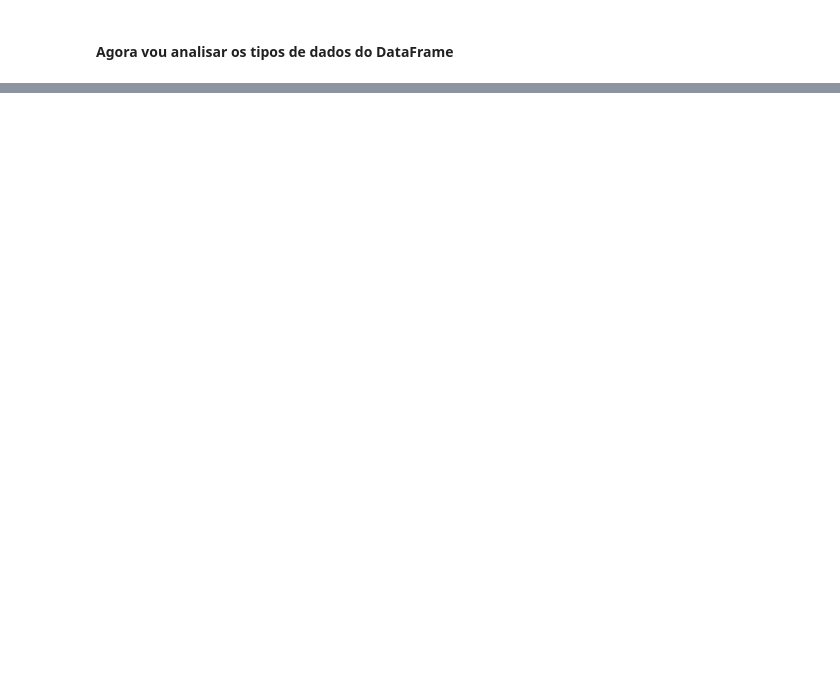
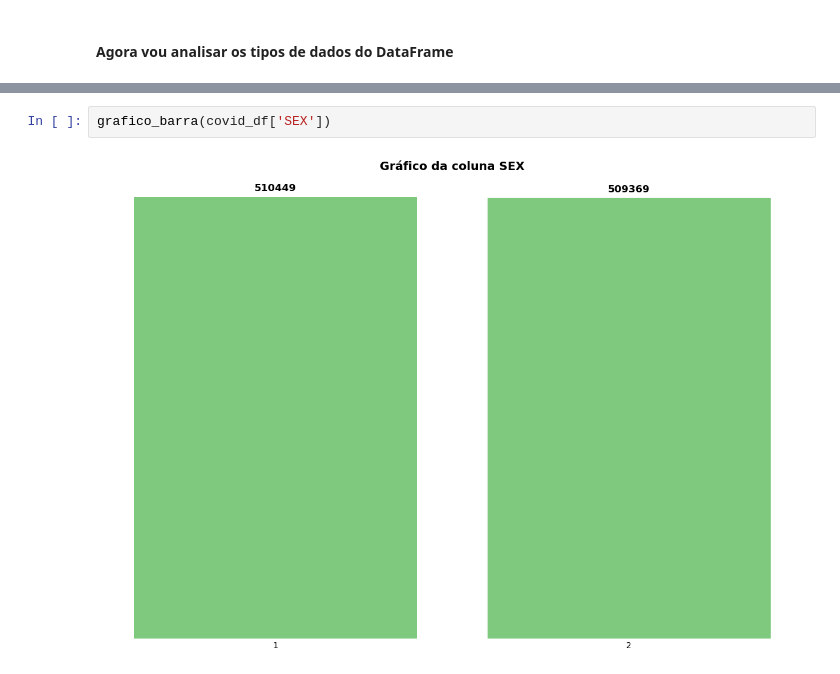
Before and after one commit to LucasSantos875478/proj_covid, a Jupyter notebook: proj_covid19.ipynb, the cells around one changed output, grey strips where cells are left out. Drawn from its saved outputs; the diff is of its cells as text; blank space fills up the shorter version.

```diff
--- a/proj_covid19.ipynb
+++ b/proj_covid19.ipynb
@@ -151,0 +253,4 @@ dtype: object
+# %%
+grafico_barra(covid_df['SEX'])
+# %% [output]
+[figure, added]
```
Also changed, not shown: parts of 53 cells of this notebook, 4 other files.
